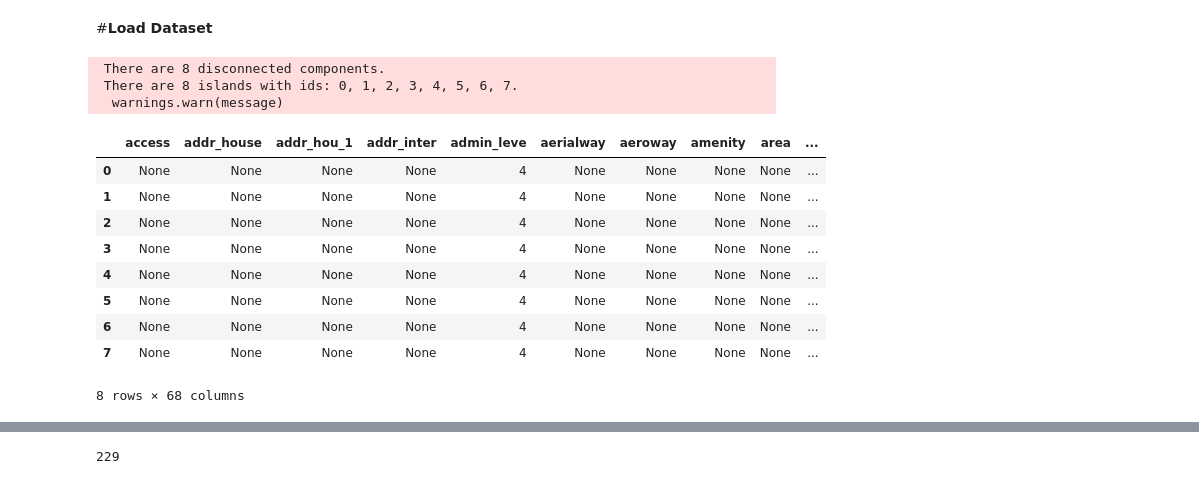
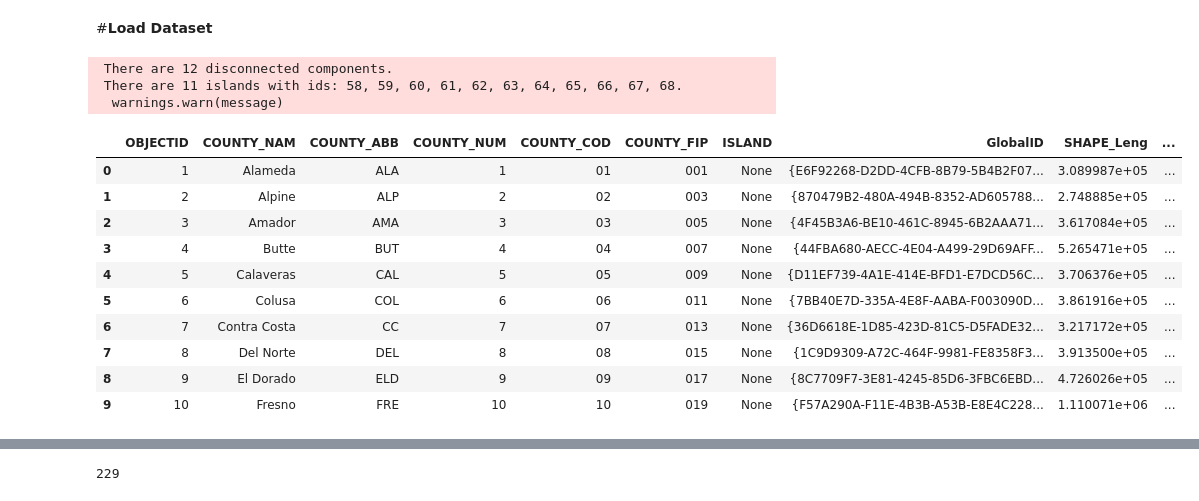
Before and after one commit to arifadli/Exploratory-Spatial-Data-Analysis, a Jupyter notebook: Earthquake Research/ESDA - Earthquake California.ipynb, the cells around one changed output, grey strips where cells are left out. Saved outputs shown, nothing was run; the diff lists cells and outputs as text; code cells hidden in the pictures.

```diff
--- a/Earthquake Research/ESDA - Earthquake California.ipynb
+++ b/Earthquake Research/ESDA - Earthquake California.ipynb
@@ -36,26 +36,27 @@ import pysal.lib
 # %%
 import geopandas as gpd
 
 # Load GeoJSON data
-geojson_url = "https://raw.githubusercontent.com/arifadli/DatasetRepository/main/Disertation/California/united_states_california_administrative_boundaries_province_polygon.shp"
+geojson_url = "https://raw.githubusercontent.com/arifadli/DatasetRepository/main/Disertation/California/cnty19_1.shp"
 california_map = gpd.read_file(geojson_url)
 
 # Perform spatial data operations
 # Create a spatial weights matrix
 w = pysal.lib.weights.Queen.from_dataframe(california_map, use_index=True)
 
 california_map.head(10)
 # %% [output]
- There are 8 disconnected components.
- There are 8 islands with ids: 0, 1, 2, 3, 4, 5, 6, 7.
+ There are 12 disconnected components.
+ There are 11 islands with ids: 58, 59, 60, 61, 62, 63, 64, 65, 66, 67, 68.
   warnings.warn(message)
-|  | access | addr_house | addr_hou_1 | addr_inter | admin_leve | aerialway | aeroway | amenity | area | ... |
-| 0 | None | None | None | None | 4 | None | None | None | None | ... |
-| 1 | None | None | None | None | 4 | None | None | None | None | ... |
-| 2 | None | None | None | None | 4 | None | None | None | None | ... |
-| 3 | None | None | None | None | 4 | None | None | None | None | ... |
-| 4 | None | None | None | None | 4 | None | None | None | None | ... |
-| 5 | None | None | None | None | 4 | None | None | None | None | ... |
-| 6 | None | None | None | None | 4 | None | None | None | None | ... |
-| 7 | None | None | None | None | 4 | None | None | None | None | ... |
+|  | OBJECTID | COUNTY_NAM | COUNTY_ABB | COUNTY_NUM | COUNTY_COD | COUNTY_FIP | ISLAND | GlobalID | SHAPE_Leng | ... |
+| 0 | 1 | Alameda | ALA | 1 | 01 | 001 | None | {E6F92268-D2DD-4CFB-8B79-5B4B2F07... | 3.089987e+05 | ... |
+| 1 | 2 | Alpine | ALP | 2 | 02 | 003 | None | {870479B2-480A-494B-8352-AD605788... | 2.748885e+05 | ... |
+| 2 | 3 | Amador | AMA | 3 | 03 | 005 | None | {4F45B3A6-BE10-461C-8945-6B2AAA71... | 3.617084e+05 | ... |
+| 3 | 4 | Butte | BUT | 4 | 04 | 007 | None | {44FBA680-AECC-4E04-A499-29D69AFF... | 5.265471e+05 | ... |
+| 4 | 5 | Calaveras | CAL | 5 | 05 | 009 | None | {D11EF739-4A1E-414E-BFD1-E7DCD56C... | 3.706376e+05 | ... |
+| 5 | 6 | Colusa | COL | 6 | 06 | 011 | None | {7BB40E7D-335A-4E8F-AABA-F003090D... | 3.861916e+05 | ... |
+| 6 | 7 | Contra Costa | CC | 7 | 07 | 013 | None | {36D6618E-1D85-423D-81C5-D5FADE32... | 3.217172e+05 | ... |
+| 7 | 8 | Del Norte | DEL | 8 | 08 | 015 | None | {1C9D9309-A72C-464F-9981-FE8358F3... | 3.913500e+05 | ... |
+| 8 | 9 | El Dorado | ELD | 9 | 09 | 017 | None | {8C7709F7-3E81-4245-85D6-3FBC6EBD... | 4.726026e+05 | ... |
+| 9 | 10 | Fresno | FRE | 10 | 10 | 019 | None | {F57A290A-F11E-4B3B-A53B-E8E4C228... | 1.110071e+06 | ... |
-8 rows × 68 columns
```
Also changed, not shown: parts of 20 cells of this notebook.
